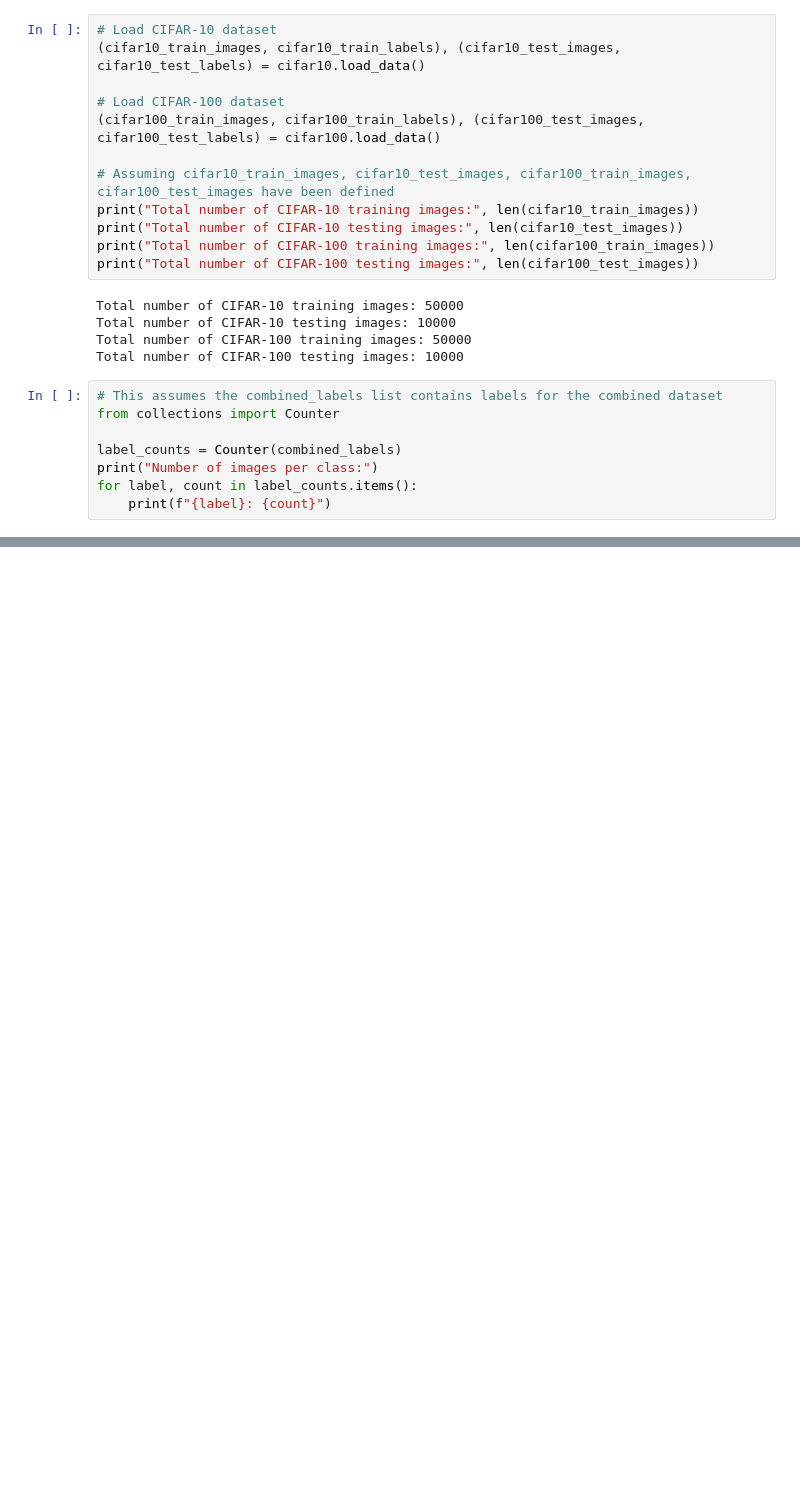
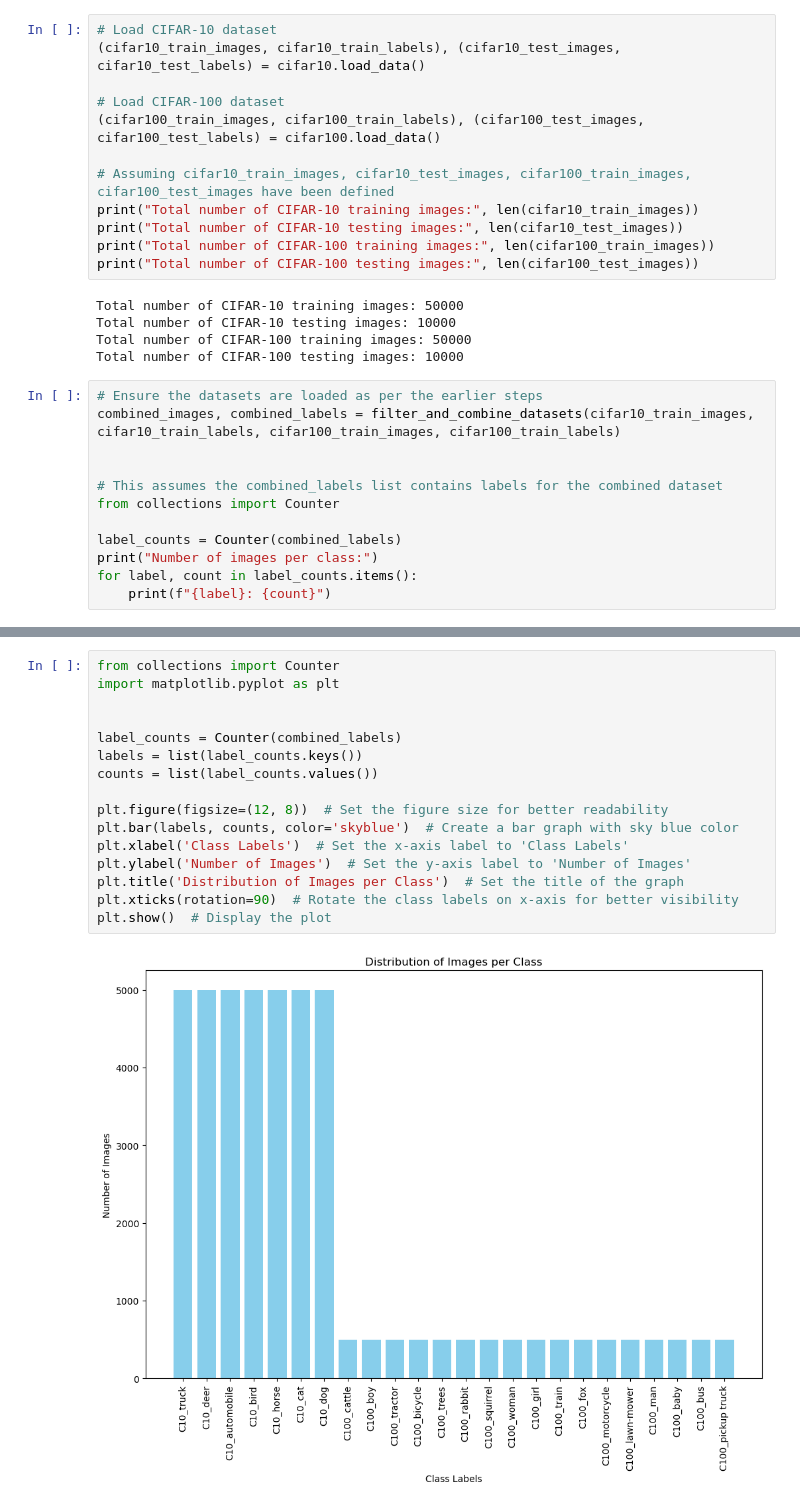
Before and after one commit to Ferreter/JohnsCA, a Jupyter notebook: CA1/main.ipynb, the cells around one changed output, grey strips where cells are left out. Drawn from its saved outputs; the diff is of its cells as text; blank space fills up the shorter version.

Commit message:
:fire: Graphical Representation of Graphs

```diff
--- a/CA1/main.ipynb
+++ b/CA1/main.ipynb
@@ -86,6 +88,10 @@ Total number of CIFAR-10 testing images: 10000
 Total number of CIFAR-100 training images: 50000
 Total number of CIFAR-100 testing images: 10000
 # %%
+# Ensure the datasets are loaded as per the earlier steps
+combined_images, combined_labels = filter_and_combine_datasets(cifar10_train_images, cifar10_train_labels, cifar100_train_images, cifar100_train_labels)
+
+
 # This assumes the combined_labels list contains labels for the combined dataset
 from collections import Counter
 
@@ -97,0 +147,18 @@ NameError: name 'combined_labels' is not defined
+# %%
+from collections import Counter
+import matplotlib.pyplot as plt
+
+
+label_counts = Counter(combined_labels)
+labels = list(label_counts.keys())
+counts = list(label_counts.values())
+
+plt.figure(figsize=(12, 8))  # Set the figure size for better readability
+plt.bar(labels, counts, color='skyblue')  # Create a bar graph with sky blue color
+plt.xlabel('Class Labels')  # Set the x-axis label to 'Class Labels'
+plt.ylabel('Number of Images')  # Set the y-axis label to 'Number of Images'
+plt.title('Distribution of Images per Class')  # Set the title of the graph
+plt.xticks(rotation=90)  # Rotate the class labels on x-axis for better visibility
+plt.show()  # Display the plot
+# %% [output]
+[figure, added]
```
Also changed, not shown: parts of 3 cells of this notebook.
